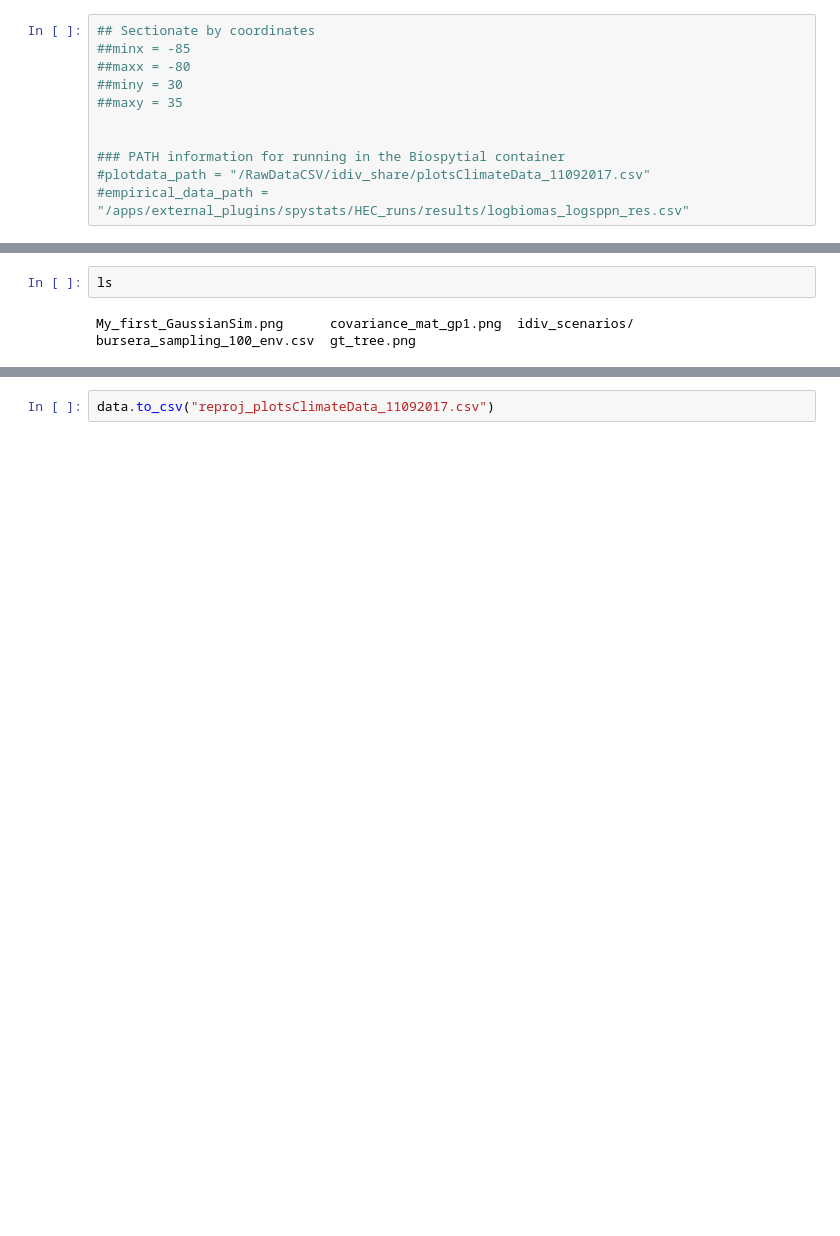
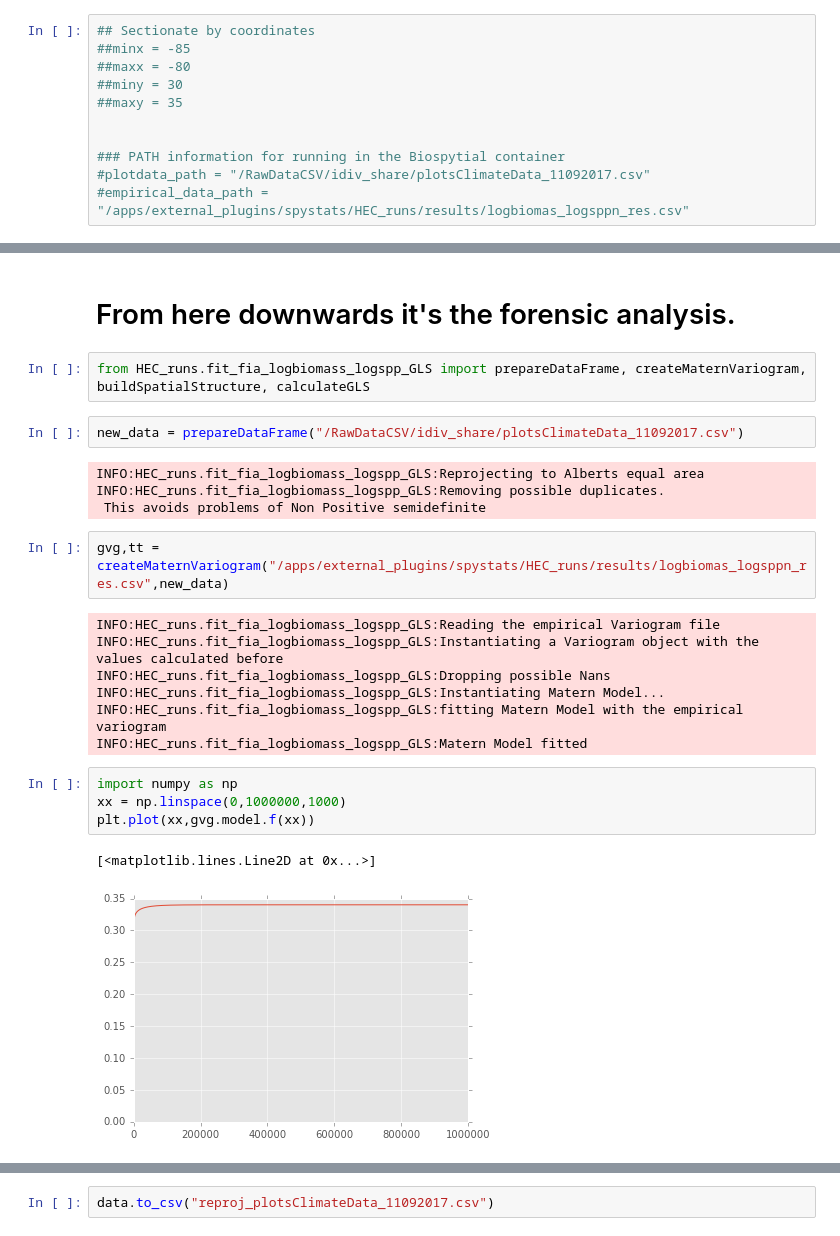
Before and after one commit to molgor/spystats, a Jupyter notebook: notebooks/anomalies_exploration.ipynb, the cells around one changed output, grey strips where cells are left out. Saved outputs shown, nothing was run; the diff lists cells and outputs as text; blank space fills up the shorter version.

```diff
--- a/notebooks/anomalies_exploration.ipynb
+++ b/notebooks/anomalies_exploration.ipynb
@@ -73,5 +30,26 @@ cd /outputs/
-# %%
-ls
-# %% [output]
-My_first_GaussianSim.png      covariance_mat_gp1.png  idiv_scenarios/
-bursera_sampling_100_env.csv  gt_tree.png
+# %% [markdown]
+# From here downwards it's the forensic analysis.
+# %%
+from HEC_runs.fit_fia_logbiomass_logspp_GLS import prepareDataFrame, createMaternVariogram, buildSpatialStructure, calculateGLS
+# %%
+new_data = prepareDataFrame("/RawDataCSV/idiv_share/plotsClimateData_11092017.csv")
+# %% [output]
+INFO:HEC_runs.fit_fia_logbiomass_logspp_GLS:Reprojecting to Alberts equal area
+INFO:HEC_runs.fit_fia_logbiomass_logspp_GLS:Removing possible duplicates.
+ This avoids problems of Non Positive semidefinite
+# %%
+gvg,tt = createMaternVariogram("/apps/external_plugins/spystats/HEC_runs/results/logbiomas_logsppn_res.csv",new_data)
+# %% [output]
+INFO:HEC_runs.fit_fia_logbiomass_logspp_GLS:Reading the empirical Variogram file
+INFO:HEC_runs.fit_fia_logbiomass_logspp_GLS:Instantiating a Variogram object with the values calculated before
+INFO:HEC_runs.fit_fia_logbiomass_logspp_GLS:Dropping possible Nans
+INFO:HEC_runs.fit_fia_logbiomass_logspp_GLS:Instantiating Matern Model...
+INFO:HEC_runs.fit_fia_logbiomass_logspp_GLS:fitting Matern Model with the empirical variogram
+INFO:HEC_runs.fit_fia_logbiomass_logspp_GLS:Matern Model fitted
+# %%
+import numpy as np
+xx = np.linspace(0,1000000,1000)
+plt.plot(xx,gvg.model.f(xx))
+# %% [output]
+[<matplotlib.lines.Line2D at 0x...>]
+[figure, added]
```
Also changed, not shown: parts of 16 cells of this notebook, 4 other files.
